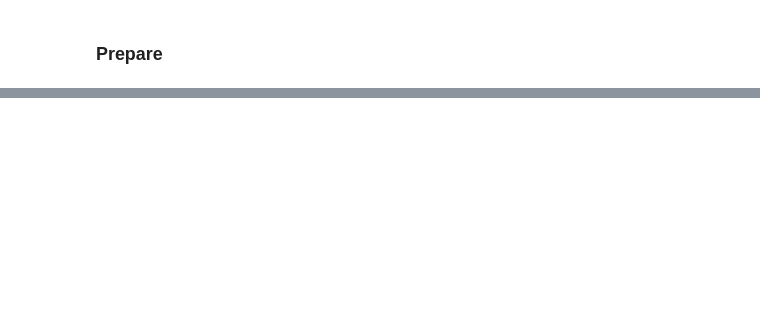
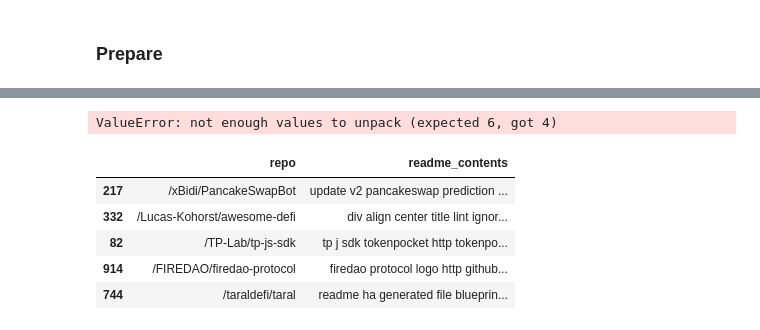
Before and after one commit to tim-keriazes/github-web-scraping-NLP-project, a Jupyter notebook: Lindy_working_notebook.ipynb, the cells around one changed output, grey strips where cells are left out. Drawn from its saved outputs; the diff is of its cells as text; code cells hidden in the pictures; blank space fills up the shorter version.

```diff
--- a/Lindy_working_notebook.ipynb
+++ b/Lindy_working_notebook.ipynb
@@ -371,0 +416,40 @@ dtype: int64
+# %%
+
+tfidf = TfidfVectorizer()
+X = tfidf.fit_transform(df.readme_contents)
+y = df.language
+
+X_train, X_validate, X_test, y_train, y_validate, y_test = train_test_split(X, y, stratify=y, test_size=.2)
+
+train = pd.DataFrame(dict(actual=y_train))
+test = pd.DataFrame(dict(actual=y_test))
+train.head()
+# %% [output]
+ValueError: not enough values to unpack (expected 6, got 4)
+# %%
+def split(df, stratify_by='language'):
+    # split df into train_validate test
+    train_validate, test = train_test_split(df, test_size=.20, random_state=13)
+    train, validate = train_test_split(train_validate, test_size=.3, random_state=13)
+
+    X_train = train.drop(columns=['language'])
+    y_train = train[['language']]
+
+    X_validate = validate.drop(columns=['language'])
+    y_validate = validate[['language']]
+
+    X_test = test.drop(columns=['language'])
+    y_test = test[['language']]
+
+    return train, X_train, X_validate, X_test, y_train, y_validate, y_test
+# %%
+from sklearn.model_selection import train_test_split
+train, X_train, X_validate, X_test, y_train, y_validate, y_test = split(df, stratify_by='language') #split data
+X_train.head()
+# %% [output]
+|  | repo | readme_contents |
+| 217 | /xBidi/PancakeSwapBot | update v2 pancakeswap prediction ... |
+| 332 | /Lucas-Kohorst/awesome-defi | div align center title lint ignor... |
+| 82 | /TP-Lab/tp-js-sdk | tp j sdk tokenpocket http tokenpo... |
+| 914 | /FIREDAO/firedao-protocol | firedao protocol logo http github... |
+| 744 | /taraldefi/taral | readme ha generated file blueprin... |
```
Also changed, not shown: parts of 55 cells of this notebook.
